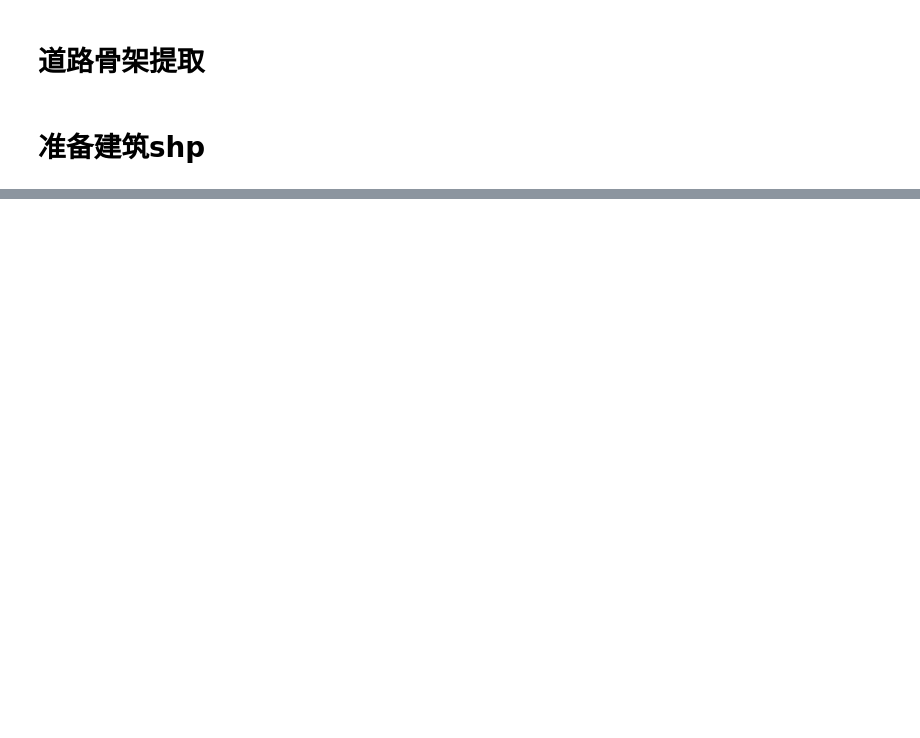
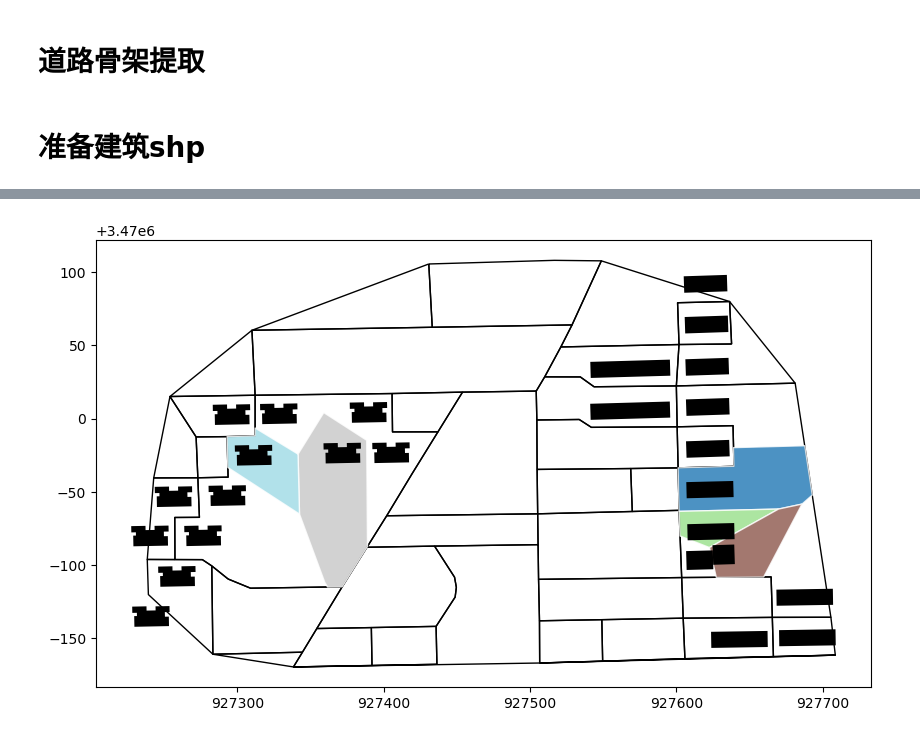
Before and after one commit to Lylll9436/UrbanStreetGNN, a Jupyter notebook: SegementGen.ipynb, the cells around one changed output, grey strips where cells are left out. Drawn from its saved outputs; the diff is of its cells as text; code cells hidden in the pictures; blank space fills up the shorter version.

```diff
--- a/SegementGen.ipynb
+++ b/SegementGen.ipynb
@@ -108,0 +117,84 @@ AttributeError: module 'momepy' has no attribute 'Skeleton'
+# %%
+import geopandas as gpd
+import pandas as pd
+import shapely
+from shapely.geometry import Point, Polygon, MultiPolygon
+from scipy.spatial import Voronoi
+import numpy as np
+
+# 确保是投影坐标系（如 UTM）
+buildings = buildings.to_crs(epsg=32650)
+buildings_limit= buildings[50:100]
+enclosures = enclosures.to_crs(epsg=32650)
+
+# 添加 ID
+buildings_limit["uid"] =buildings_limit.index
+enclosures["eID"] = enclosures.index
+
+# 结果列表
+tess_cells = []
+
+# 核心处理函数
+def local_voronoi(points, boundary_poly, uid_list, eID):
+    if len(points) < 3:
+        return []  # 无法生成 Voronoi
+
+    # Voronoi 生成
+    vor = Voronoi(points)
+    polygons = []
+
+    for i, region_index in enumerate(vor.point_region):
+        region = vor.regions[region_index]
+        if -1 in region or len(region) == 0:
+            continue  # 跳过无穷或无效
+        poly = Polygon([vor.vertices[i] for i in region])
+        poly_clipped = poly.intersection(boundary_poly)
+        if poly_clipped.is_empty:
+            continue
+        polygons.append({
+            "geometry": poly_clipped,
+            "uid": uid_list[i],
+            "eID": eID
+        })
+
+    return polygons
+
+# 遍历每个 enclosure
+for idx, row in enclosures.iterrows():
+    eID = row["eID"]
+    enclosure_geom = row["geometry"]
+
+    # 找 enclosure 内的建筑
+    inside = buildings_limit[buildings_limit.geometry.centroid.intersects(enclosure_geom)]
+    print(inside)
+    if len(inside) < 3:
+        continue
+
+    # 几何质心
+    centroids = inside.geometry.centroid
+    coords = [(pt.x, pt.y) for pt in centroids]
+    uid_list = list(inside["uid"])
+
+    # 生成泰森多边形
+    local_cells = local_voronoi(coords, enclosure_geom, uid_list, eID)
+    tess_cells.extend(local_cells)
+
+# 合并为 GeoDataFrame
+tessellation = gpd.GeoDataFrame(tess_cells, crs=buildings.crs)
+
+# ✅ 可视化
+ax = enclosures.plot(edgecolor="black", facecolor="none", figsize=(10, 10))
+tessellation.plot(ax=ax, edgecolor="white", alpha=0.8, cmap="tab20")
+buildings_limit.plot(ax=ax, color="black", markersize=5)
+for idx, row in enclosures.iterrows():
+    eID = row["eID"]
+    enclosure_geom = row["geometry"]
+
+    inside = buildings[buildings.geometry.centroid.intersects(enclosure_geom)]
+    print(f"eID {eID} 有 {len(inside)} 个建筑")
+
+    # 可视化这个 enclosure 和其中的建筑
+    ax = gpd.GeoSeries([enclosure_geom]).plot(facecolor='none', edgecolor='red')
+    inside.plot(ax=ax, color='blue')
+    plt.show()
+# %% [output]
@@ -108,0 +223 @@ AttributeError: module 'momepy' has no attribute 'Skeleton'
+[figure, added]
```
Also changed, not shown: parts of 9 cells of this notebook, 24 other files.
